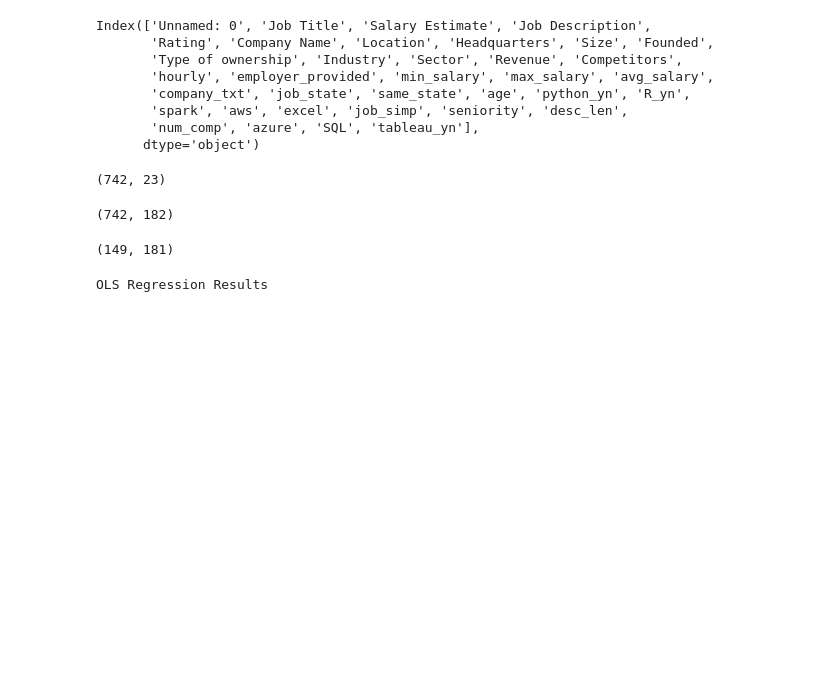
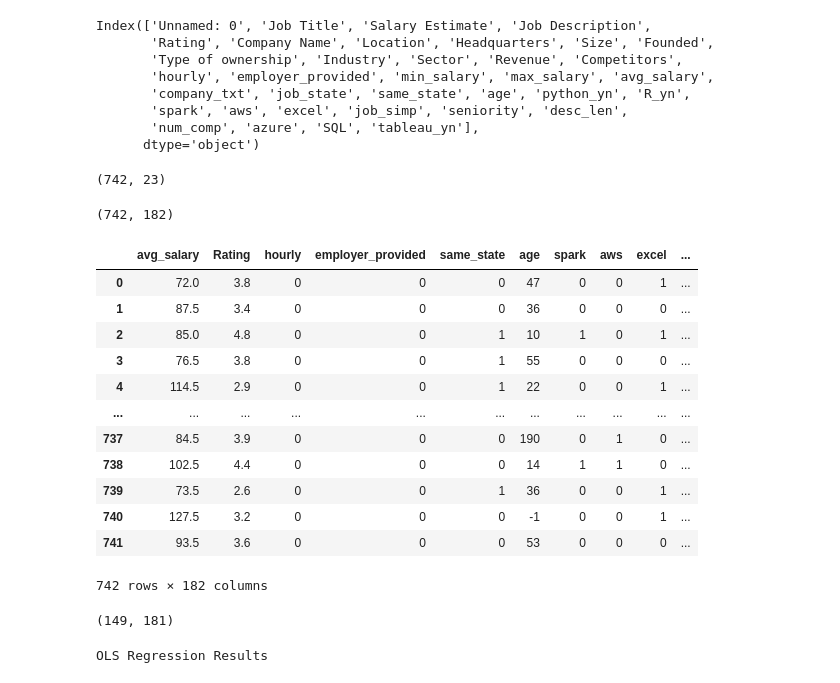
Before and after one commit to omingale0707/de_salary_project, a Jupyter notebook: model_building.ipynb, the cells around one changed output. Cells and saved outputs as stored; diff of their text form; code cells hidden in the pictures; blank space fills up the shorter version.

```diff
--- a/model_building.ipynb
+++ b/model_building.ipynb
@@ -40,6 +40,22 @@ df_dum = pd.get_dummies(df_model)
 df_dum.shape
 # %% [output]
 (742, 182)
+# %%
+df_dum
+# %% [output]
+|  | avg_salary | Rating | hourly | employer_provided | same_state | age | spark | aws | excel | ... |
+| 0 | 72.0 | 3.8 | 0 | 0 | 0 | 47 | 0 | 0 | 1 | ... |
+| 1 | 87.5 | 3.4 | 0 | 0 | 0 | 36 | 0 | 0 | 0 | ... |
+| 2 | 85.0 | 4.8 | 0 | 0 | 1 | 10 | 1 | 0 | 1 | ... |
+| 3 | 76.5 | 3.8 | 0 | 0 | 1 | 55 | 0 | 0 | 0 | ... |
+| 4 | 114.5 | 2.9 | 0 | 0 | 1 | 22 | 0 | 0 | 1 | ... |
+| ... | ... | ... | ... | ... | ... | ... | ... | ... | ... | ... |
+| 737 | 84.5 | 3.9 | 0 | 0 | 0 | 190 | 0 | 1 | 0 | ... |
+| 738 | 102.5 | 4.4 | 0 | 0 | 0 | 14 | 1 | 1 | 0 | ... |
+| 739 | 73.5 | 2.6 | 0 | 0 | 1 | 36 | 0 | 0 | 1 | ... |
+| 740 | 127.5 | 3.2 | 0 | 0 | 0 | -1 | 0 | 0 | 1 | ... |
+| 741 | 93.5 | 3.6 | 0 | 0 | 0 | 53 | 0 | 0 | 0 | ... |
+742 rows × 182 columns
 # %%
 # train test split
 from sklearn.model_selection import train_test_split
```
Also changed, not shown: parts of 5 cells of this notebook, 7 other files.
